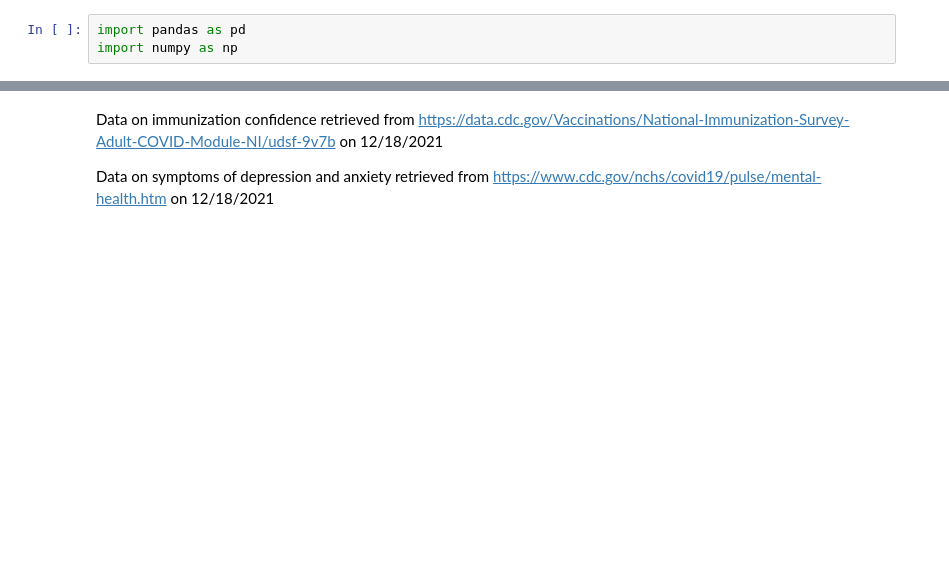
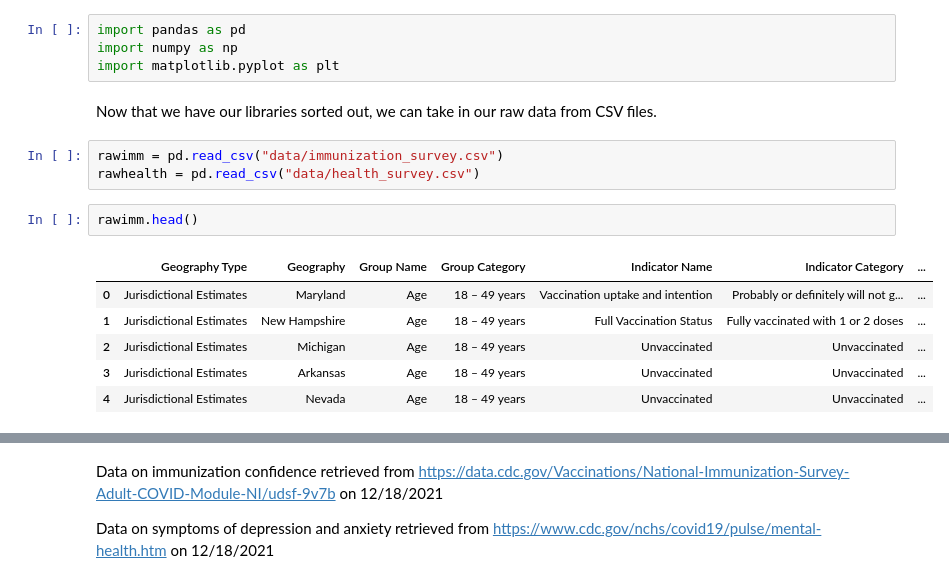
Before and after one commit to adamgrigg/tutorial, a Jupyter notebook: mental-health.ipynb, the cells around one changed output, grey strips where cells are left out. Cells and saved outputs as stored; diff of their text form; blank space fills up the shorter version.

```diff
--- a/mental-health.ipynb
+++ b/mental-health.ipynb
@@ -10,3 +12,18 @@ Processing:
 # %%
 import pandas as pd
 import numpy as np
+import matplotlib.pyplot as plt
+# %% [markdown]
+Now that we have our libraries sorted out, we can take in our raw data from CSV files.
+# %%
+rawimm = pd.read_csv("data/immunization_survey.csv")
+rawhealth = pd.read_csv("data/health_survey.csv")
+# %%
+rawimm.head()
+# %% [output]
+|  | Geography Type | Geography | Group Name | Group Category | Indicator Name | Indicator Category | ... |
+| 0 | Jurisdictional Estimates | Maryland | Age | 18 – 49 years | Vaccination uptake and intention | Probably or definitely will not g... | ... |
+| 1 | Jurisdictional Estimates | New Hampshire | Age | 18 – 49 years | Full Vaccination Status | Fully vaccinated with 1 or 2 doses | ... |
+| 2 | Jurisdictional Estimates | Michigan | Age | 18 – 49 years | Unvaccinated | Unvaccinated | ... |
+| 3 | Jurisdictional Estimates | Arkansas | Age | 18 – 49 years | Unvaccinated | Unvaccinated | ... |
+| 4 | Jurisdictional Estimates | Nevada | Age | 18 – 49 years | Unvaccinated | Unvaccinated | ... |
```
Also changed, not shown: parts of 15 cells of this notebook, 1 other file.
